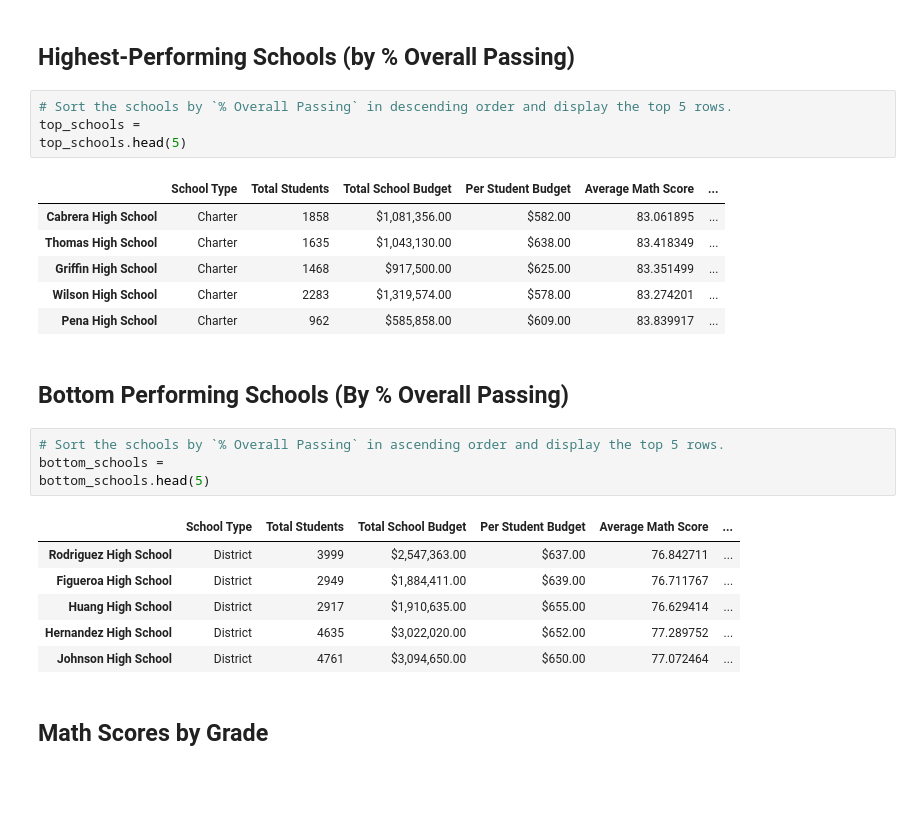
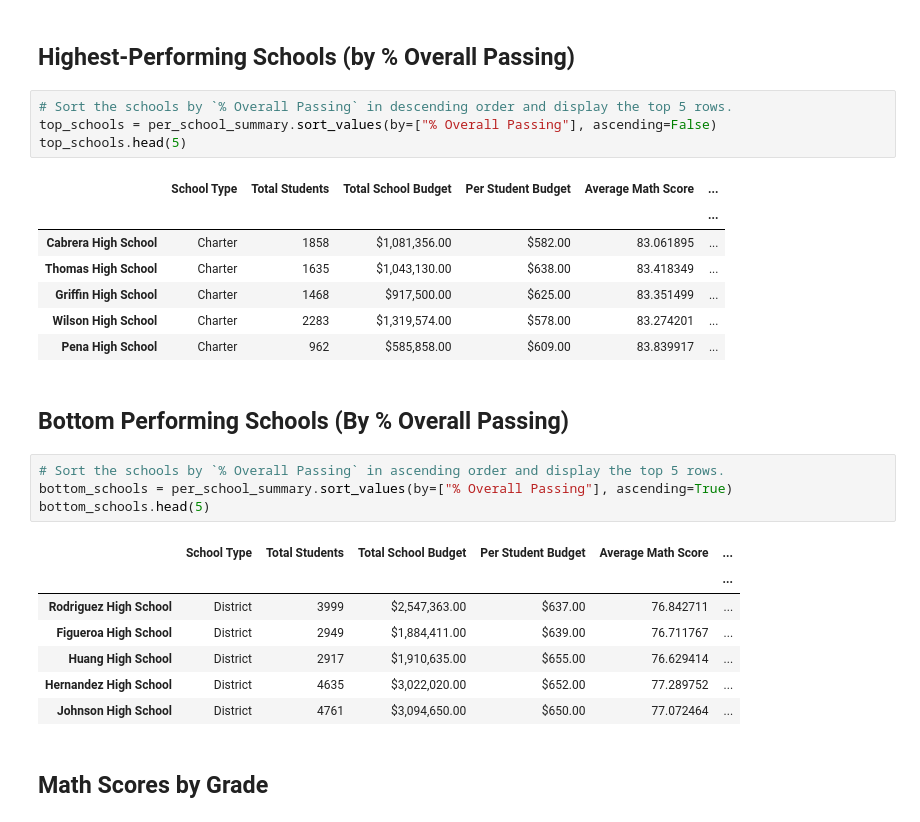
Before and after one commit to dsfackrell/pandas-challenge, a Jupyter notebook: PyCitySchools/PyCitySchools.ipynb, the cells around one changed output. Drawn from its saved outputs; the diff is of its cells as text; blank space fills up the shorter version.

```diff
--- a/PyCitySchools/PyCitySchools.ipynb
+++ b/PyCitySchools/PyCitySchools.ipynb
@@ -330,10 +330,11 @@ per_school_summary
 ## Highest-Performing Schools (by % Overall Passing)
 # %%
 # Sort the schools by `% Overall Passing` in descending order and display the top 5 rows.
-top_schools =
+top_schools = per_school_summary.sort_values(by=["% Overall Passing"], ascending=False)
 top_schools.head(5)
 # %% [output]
 |  | School Type | Total Students | Total School Budget | Per Student Budget | Average Math Score | ... |
+|  |  |  |  |  |  | ... |
 | Cabrera High School | Charter | 1858 | $1,081,356.00 | $582.00 | 83.061895 | ... |
 | Thomas High School | Charter | 1635 | $1,043,130.00 | $638.00 | 83.418349 | ... |
 | Griffin High School | Charter | 1468 | $917,500.00 | $625.00 | 83.351499 | ... |
@@ -343,10 +344,11 @@ top_schools.head(5)
 ## Bottom Performing Schools (By % Overall Passing)
 # %%
 # Sort the schools by `% Overall Passing` in ascending order and display the top 5 rows.
-bottom_schools =
+bottom_schools = per_school_summary.sort_values(by=["% Overall Passing"], ascending=True)
 bottom_schools.head(5)
 # %% [output]
 |  | School Type | Total Students | Total School Budget | Per Student Budget | Average Math Score | ... |
+|  |  |  |  |  |  | ... |
 | Rodriguez High School | District | 3999 | $2,547,363.00 | $637.00 | 76.842711 | ... |
 | Figueroa High School | District | 2949 | $1,884,411.00 | $639.00 | 76.711767 | ... |
 | Huang High School | District | 2917 | $1,910,635.00 | $655.00 | 76.629414 | ... |
```
Also changed, not shown: parts of 5 cells of this notebook.
